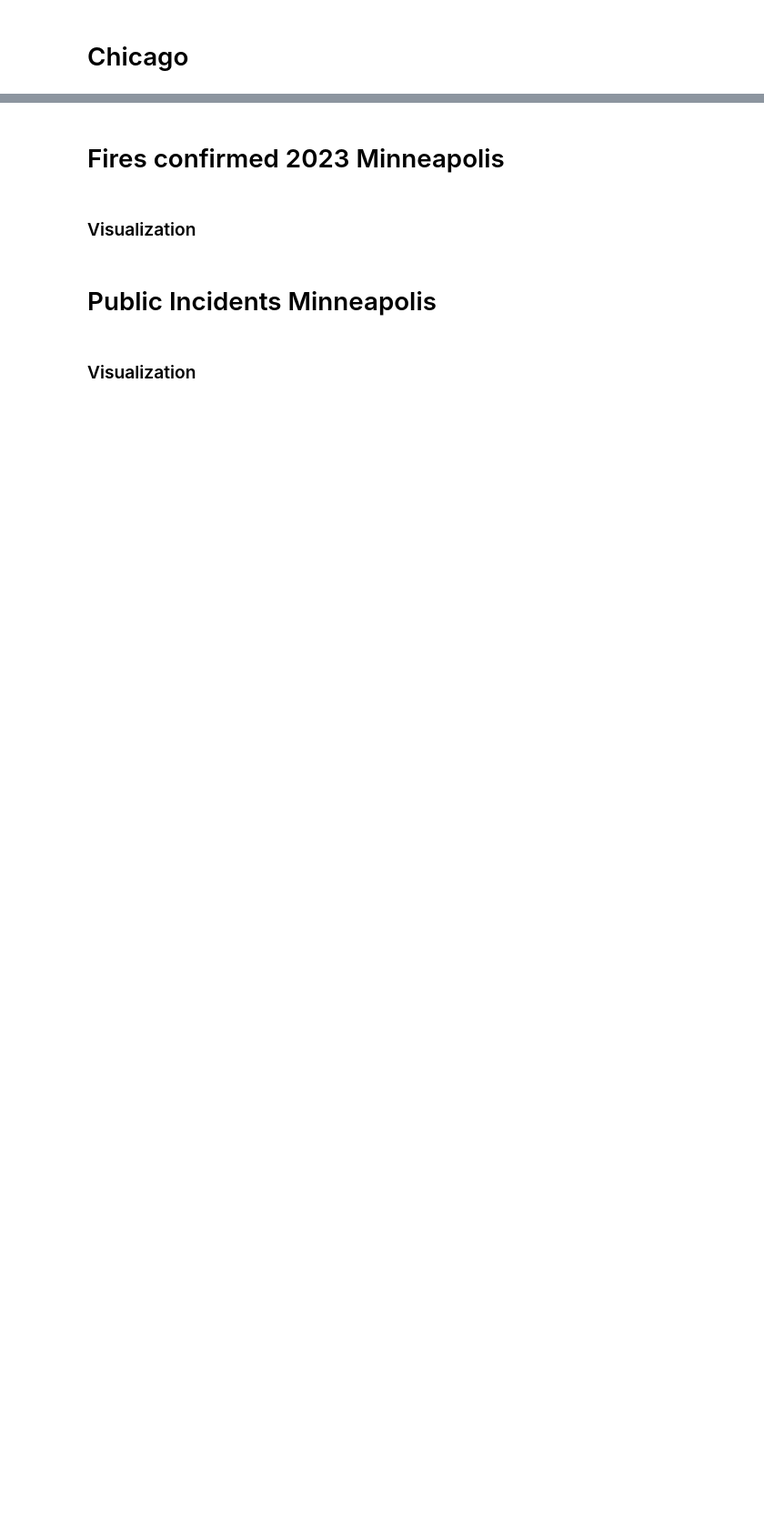
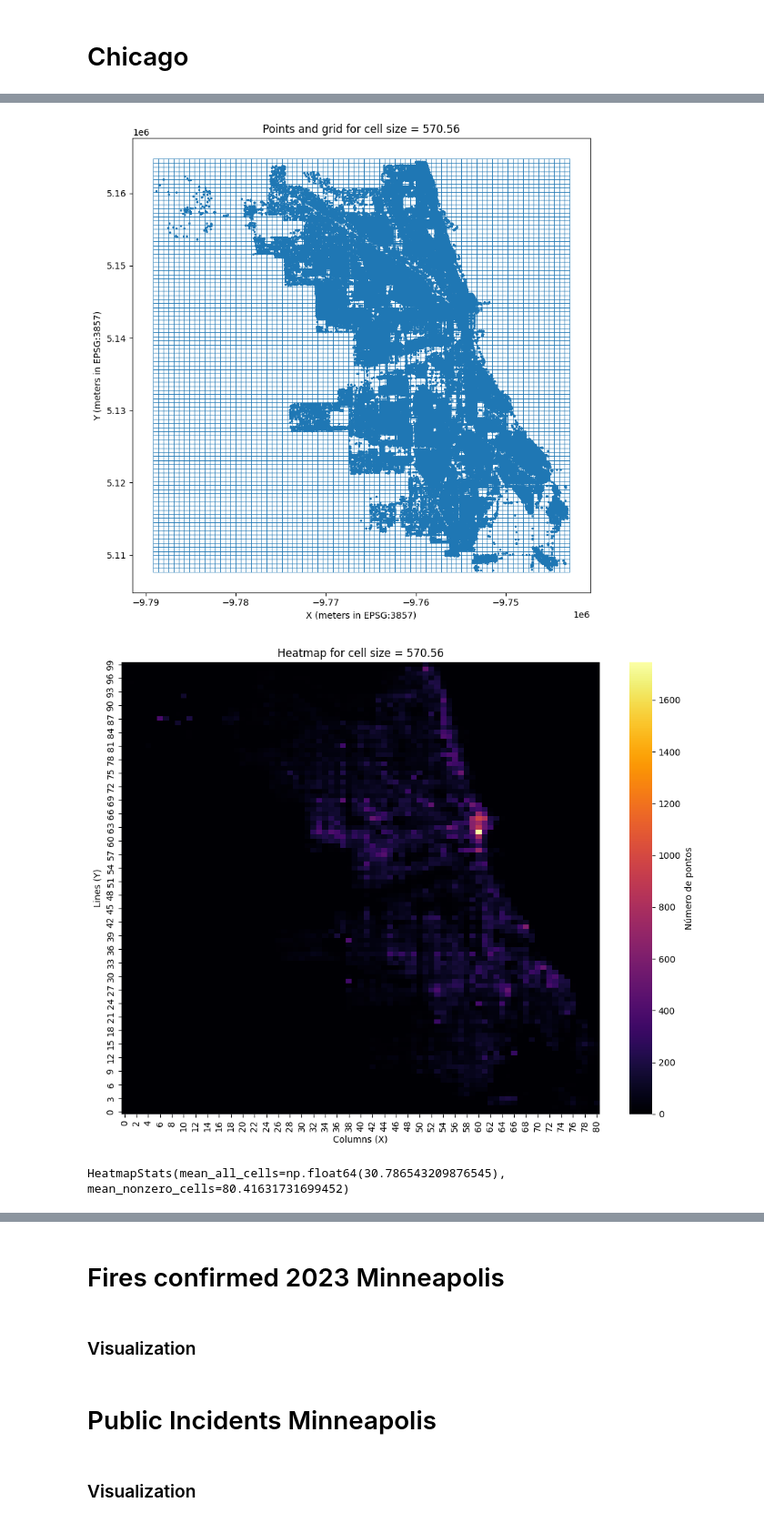
Before and after one commit to lorenzo-cm/cs-grad, a Jupyter notebook: py-code/main.ipynb, the cells around one changed output, grey strips where cells are left out. Shown at 91% size. Cells and saved outputs as stored; diff of their text form; code cells hidden in the pictures; blank space fills up the shorter version.

```diff
--- a/py-code/main.ipynb
+++ b/py-code/main.ipynb
@@ -106,7 +169,7 @@ coords_spatiotemporal = np.column_stack([
 optimal_granularity = get_optimal_granularity(
     points=coords_spatiotemporal,
     tradeoff_method="product",
-    size_scale=8,
+    size_scale=5,
     signif=0.99,
     uniformity_num_random_quadrats_per_scale=200,
     robustness_num_simulations=200,
@@ -122,17 +202,0 @@ save_results_to_csv(optimal_granularity, output_csv_path)
-# %%
-optimal_granularity = get_optimal_granularity(
-    points=coords,
-    tradeoff_method="product",
-    size_scale=8,
-    signif=0.99,
-    uniformity_num_random_quadrats_per_scale=200,
-    robustness_num_simulations=200,
-    robustness_num_bootstrap=100,
-    verbose=True,
-)
-
-print(f"Optimal granularity: {optimal_granularity}")
-
-output_csv_path = "results/chicago/results-qc-spatio.csv"
-pathlib.Path(output_csv_path).parent.mkdir(parents=True, exist_ok=True)
-save_results_to_csv(optimal_granularity, output_csv_path)
@@ -141,7 +205,17 @@ save_results_to_csv(optimal_granularity, output_csv_path)
 # %%
-optimal_scale = optimal_granularity.optimal_scale
+optimal_scale = optimal_granularity.optimal_scale[0]
 grid_gdf = make_aligned_grid(gdf_coords, optimal_scale)
 
 plot_grid(gdf_coords, grid_gdf, optimal_scale)
 results = plot_heatmap(gdf_coords, grid_gdf, optimal_scale)
 print(results)
+
+ax = sns.scatterplot(x=np.array(optimal_granularity.scales)[:, 0], y=np.array(optimal_granularity.scales)[:, 1], hue=optimal_granularity.tradeoff_values, palette="viridis")
+ax.set_xlabel("Geospatial scale")
+ax.set_ylabel("Temporal scale")
+ax.set_title("Tradeoff")
+plt.show()
+# %% [output]
+[figure, added]
+[figure, added]
+HeatmapStats(mean_all_cells=np.float64(30.786543209876545), mean_nonzero_cells=80.41631731699452)
```
Also changed, not shown: parts of 19 cells of this notebook, 15 other files.
